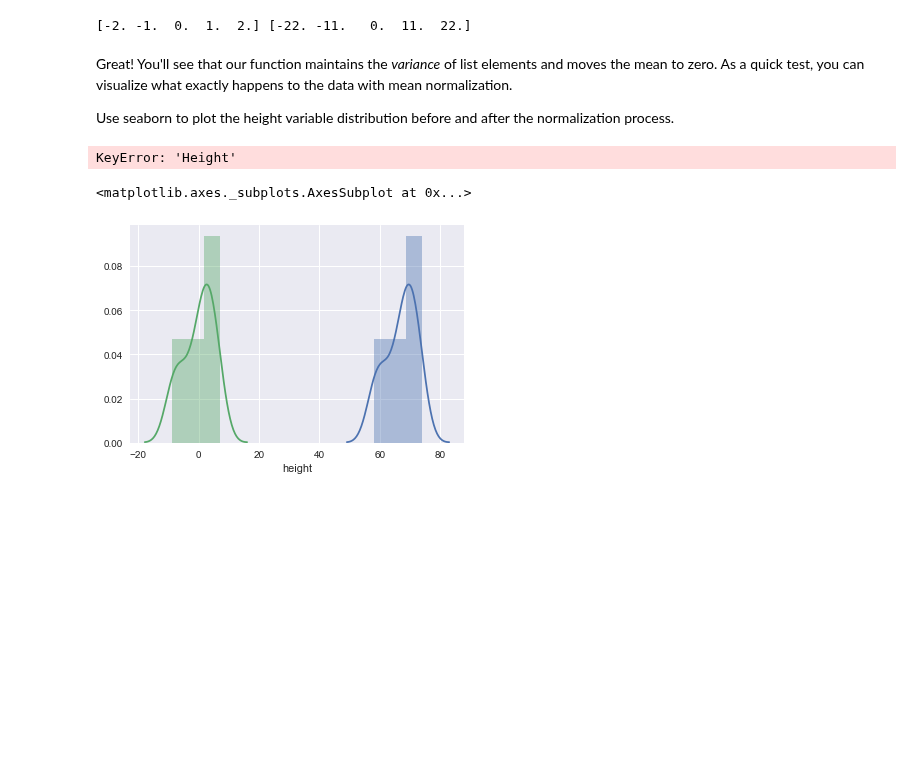
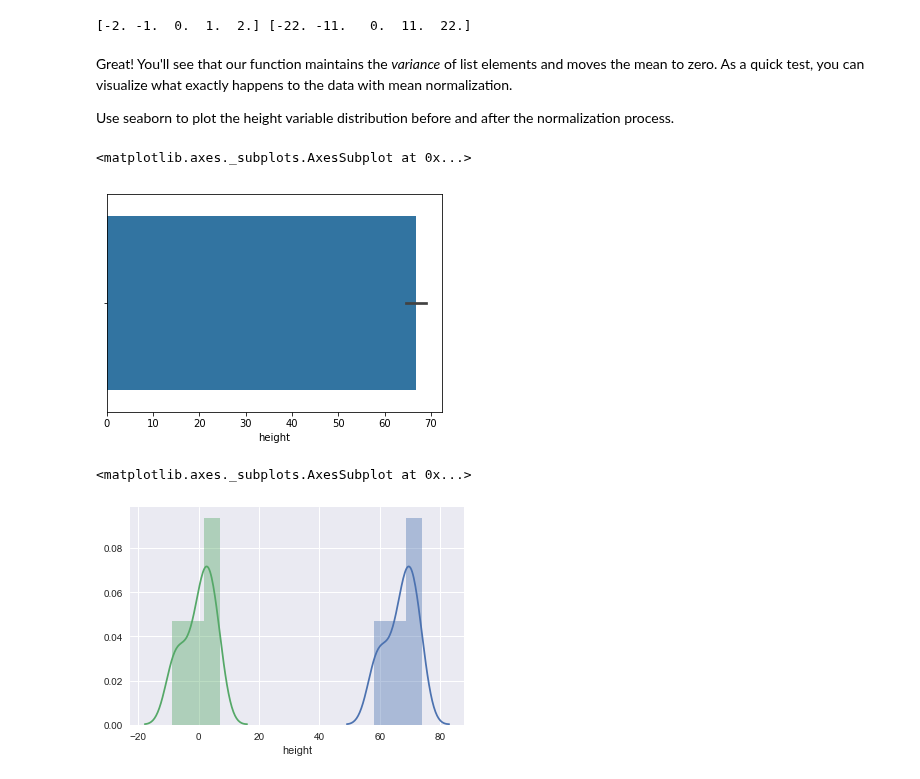
Before and after one commit to justinlee3/dsc-enterprise-hsbc-correlation-covariance-lab-hsbc-ds-081319, a Jupyter notebook: index.ipynb, the cells around one changed output. Cells and saved outputs as stored; diff of their text form; code cells hidden in the pictures; blank space fills up the shorter version.

```diff
--- a/index.ipynb
+++ b/index.ipynb
@@ -108,10 +108,11 @@ Use seaborn to plot the height variable distribution before and after the normal
 # %%
 # Visualize the height data distribution before and after mean normalization
 import seaborn as sns
 import matplotlib.pyplot as plt
-sns.barplot(df["Height"])
+sns.barplot(df["height"])
 # %% [output]
-KeyError: 'Height'
+<matplotlib.axes._subplots.AxesSubplot at 0x...>
+[figure, added]
 # %%
 # %% [output]
 <matplotlib.axes._subplots.AxesSubplot at 0x...>
```
